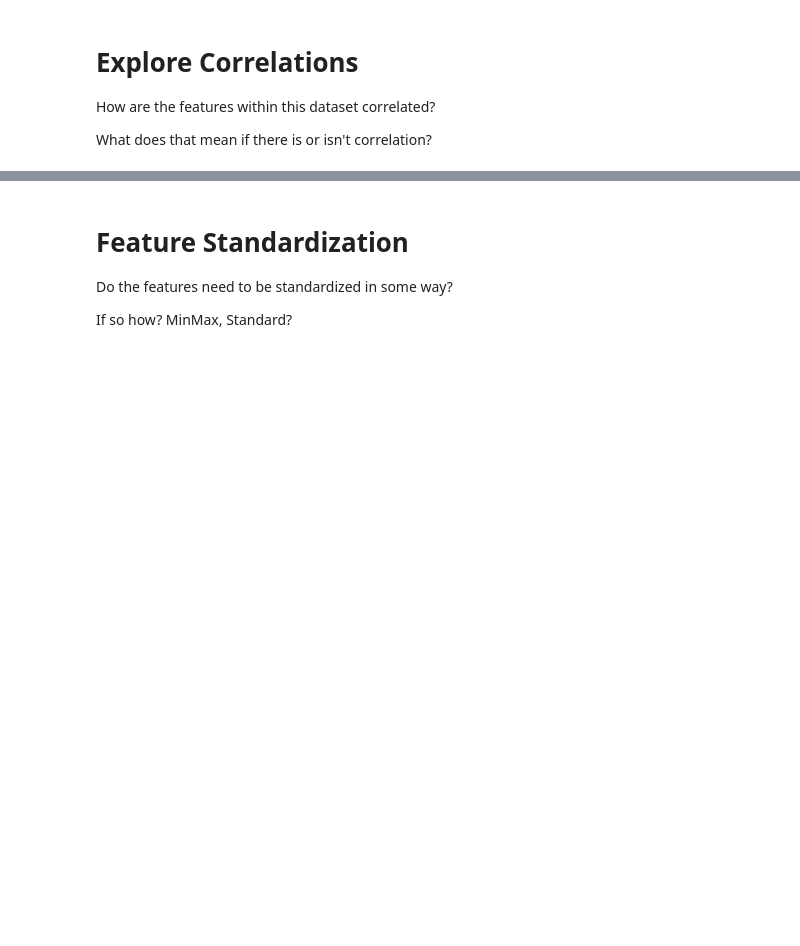
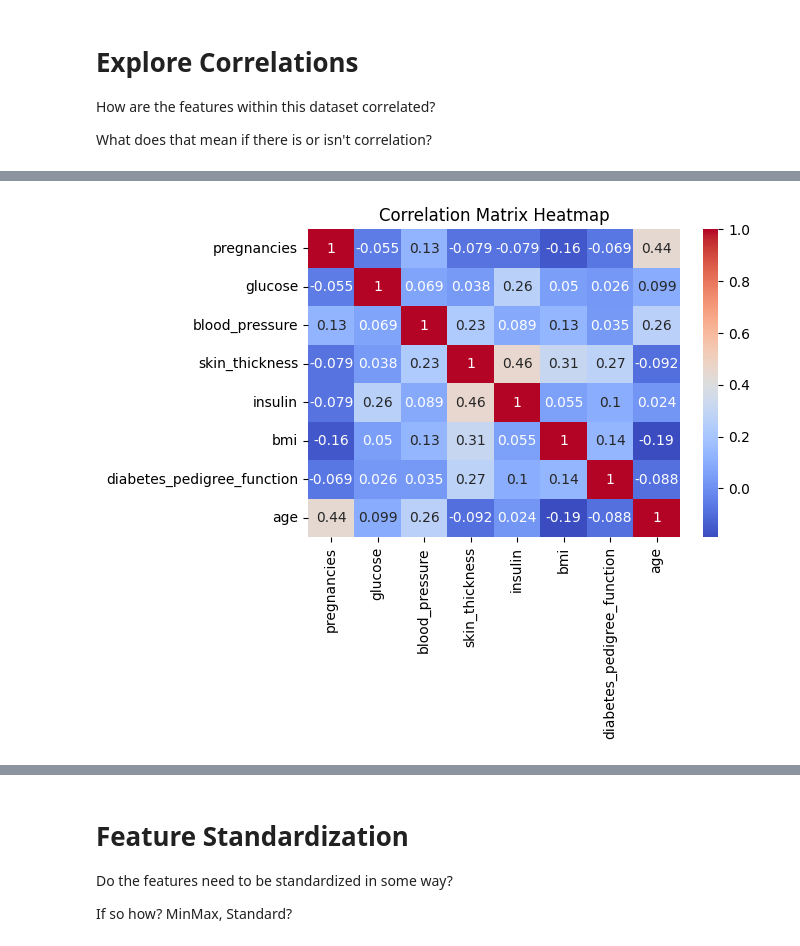
Before and after one commit to tcampbell90/intro-to-deep-learning, a Jupyter notebook: exercise1.ipynb, the cells around one changed output, grey strips where cells are left out. Cells and saved outputs as stored; diff of their text form; code cells hidden in the pictures; blank space fills up the shorter version.

```diff
--- a/exercise1.ipynb
+++ b/exercise1.ipynb
@@ -79,0 +83,10 @@ plt.show()
+# %%
+corr_matrix = pima_df[features][pima_df['outcome'] == 1].corr() # create corr. matrix
+
+# create heatmap plot
+plt.figure(figsize=(6,4))
+sns.heatmap(corr_matrix, annot=True, cmap='coolwarm') # fmt =".2f")
+plt.title('Correlation Matrix Heatmap')
+plt.show()
+# %% [output]
+[figure, added]
```
Also changed, not shown: parts of 15 cells of this notebook.
